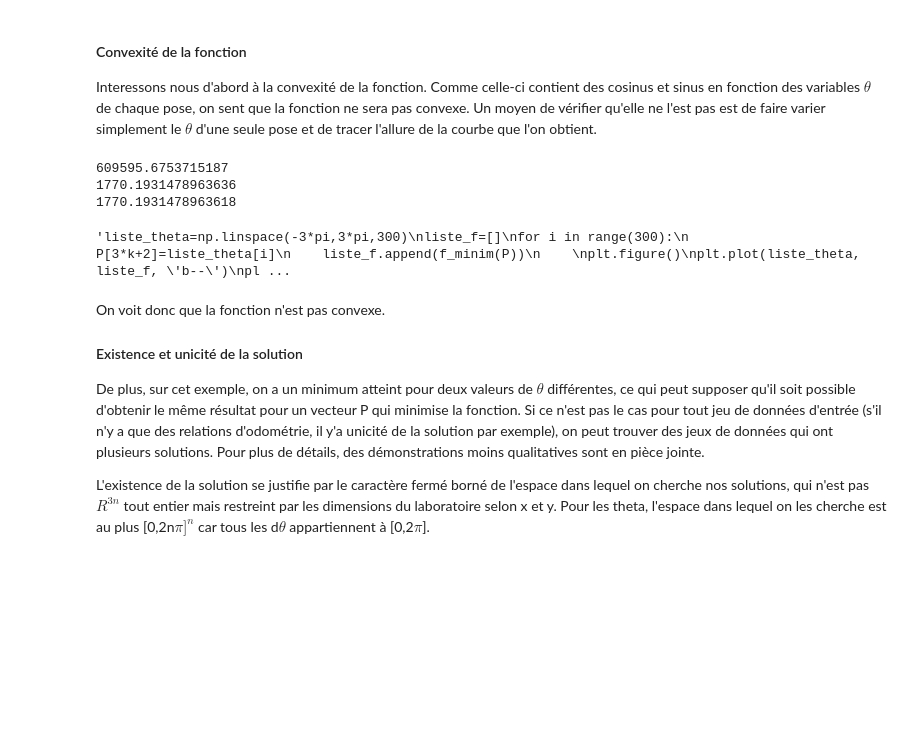
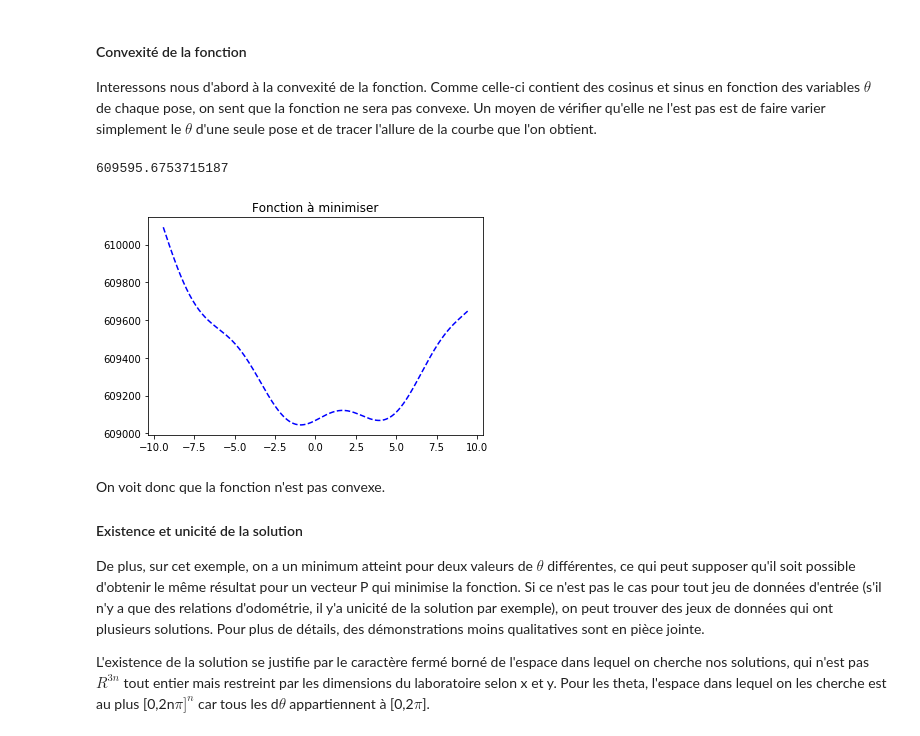
Before and after one commit to 1AlexisRoux1/Projet_optimisation, a Jupyter notebook: Projet_optimisation_robot.ipynb, the cells around one changed output. Drawn from its saved outputs; the diff is of its cells as text; code cells hidden in the pictures; blank space fills up the shorter version.

```diff
--- a/Projet_optimisation_robot.ipynb
+++ b/Projet_optimisation_robot.ipynb
@@ -162,40 +164,36 @@ def f_minim_pose(P,i):
 
 def f_minim(P):
     P=np.array([[P[3*i],P[3*i+1],P[3*i+2]] for i in range(int(len(P)/3))]) #On passe le vectur en version matricielle [[x1,y1,theta1],...,[xn,yn,thetan]] pour utiliser la fonction précédente
     return sum([f_minim_pose(P,i) for i in range(len(donnees_odo))])
 
 
 #Vecteur de R^3n correspondant à l'estimation précédente
 P=[]
 for i in range(len(x)):
     P.append(x[i])
     P.append(y[i])
     P.append(t[i])
 P=np.array(P)
 
 #Variation de theta de la pose k
 k=19
 print(f_minim(P))
-print(np.linalg.norm(P))
-print(np.sqrt(norme_carree(P)))
 
-"""liste_theta=np.linspace(-3*pi,3*pi,300)
+liste_theta=np.linspace(-3*pi,3*pi,300)
 liste_f=[]
 for i in range(300):
     P[3*k+2]=liste_theta[i]
     liste_f.append(f_minim(P))
 
 plt.figure()
 plt.plot(liste_theta, liste_f, 'b--')
 plt.title("Fonction à minimiser")
 
 
-plt.show()"""
+plt.show()
 # %% [output]
 609595.6753715187
-1770.1931478963636
-1770.1931478963618
-'liste_theta=np.linspace(-3*pi,3*pi,300)\nliste_f=[]\nfor i in range(300):\n    P[3*k+2]=liste_theta[i]\n    liste_f.append(f_minim(P))\n    \nplt.figure()\nplt.plot(liste_theta, liste_f, \'b--\')\npl ...
+[figure, added]
 # %% [markdown]
 On voit donc que la fonction n'est pas convexe.
 
```
Also changed, not shown: parts of 18 cells of this notebook.
